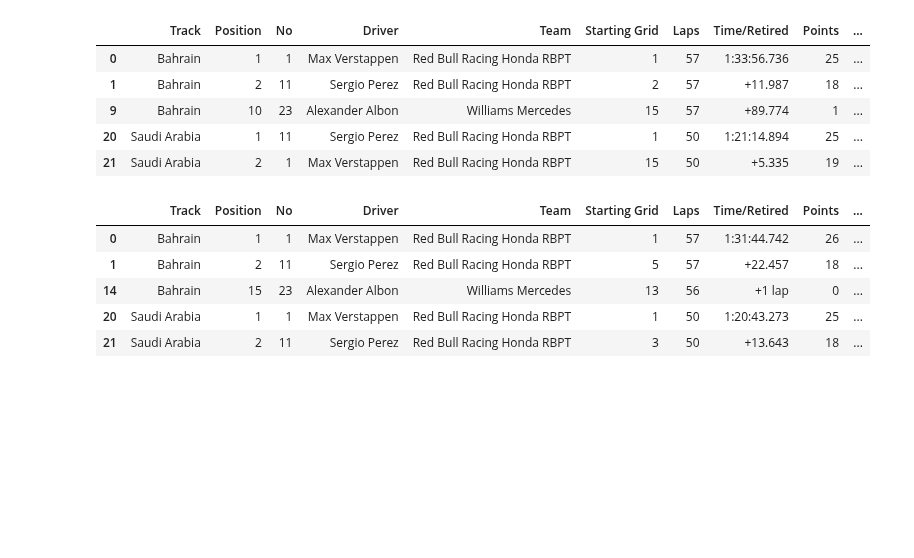
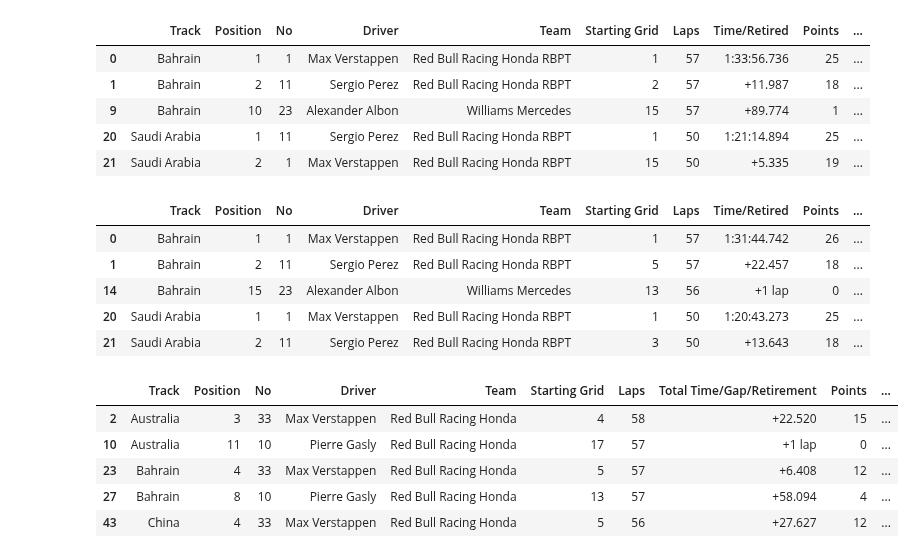
Before and after one commit to GeorgeToma99/f1_capstone_da12_georgetoma, a Jupyter notebook: notebooks/python/f1_explore.ipynb, the cells around one changed output. Cells and saved outputs as stored; diff of their text form; code cells hidden in the pictures; blank space fills up the shorter version.

```diff
--- a/notebooks/python/f1_explore.ipynb
+++ b/notebooks/python/f1_explore.ipynb
@@ -186,3 +190,15 @@ f1_24_race_results_selects.head()
 | 14 | Bahrain | 15 | 23 | Alexander Albon | Williams Mercedes | 13 | 56 | +1 lap | 0 | ... |
 | 20 | Saudi Arabia | 1 | 1 | Max Verstappen | Red Bull Racing Honda RBPT | 1 | 50 | 1:20:43.273 | 25 | ... |
 | 21 | Saudi Arabia | 2 | 11 | Sergio Perez | Red Bull Racing Honda RBPT | 3 | 50 | +13.643 | 18 | ... |
+# %%
+#Gasly vs verstappen
+
+Gasly_rb_season_1 = f1_19_race_results_selects[f1_19_race_results_selects['Driver'].isin(['Pierre Gasly', 'Max Verstappen'])]
+Gasly_rb_season_1.head()
+# %% [output]
+|  | Track | Position | No | Driver | Team | Starting Grid | Laps | Total Time/Gap/Retirement | Points | ... |
+| 2 | Australia | 3 | 33 | Max Verstappen | Red Bull Racing Honda | 4 | 58 | +22.520 | 15 | ... |
+| 10 | Australia | 11 | 10 | Pierre Gasly | Red Bull Racing Honda | 17 | 57 | +1 lap | 0 | ... |
+| 23 | Bahrain | 4 | 33 | Max Verstappen | Red Bull Racing Honda | 5 | 57 | +6.408 | 12 | ... |
+| 27 | Bahrain | 8 | 10 | Pierre Gasly | Red Bull Racing Honda | 13 | 57 | +58.094 | 4 | ... |
+| 43 | China | 4 | 33 | Max Verstappen | Red Bull Racing Honda | 5 | 56 | +27.627 | 12 | ... |
```
Also changed, not shown: parts of 27 cells of this notebook.
